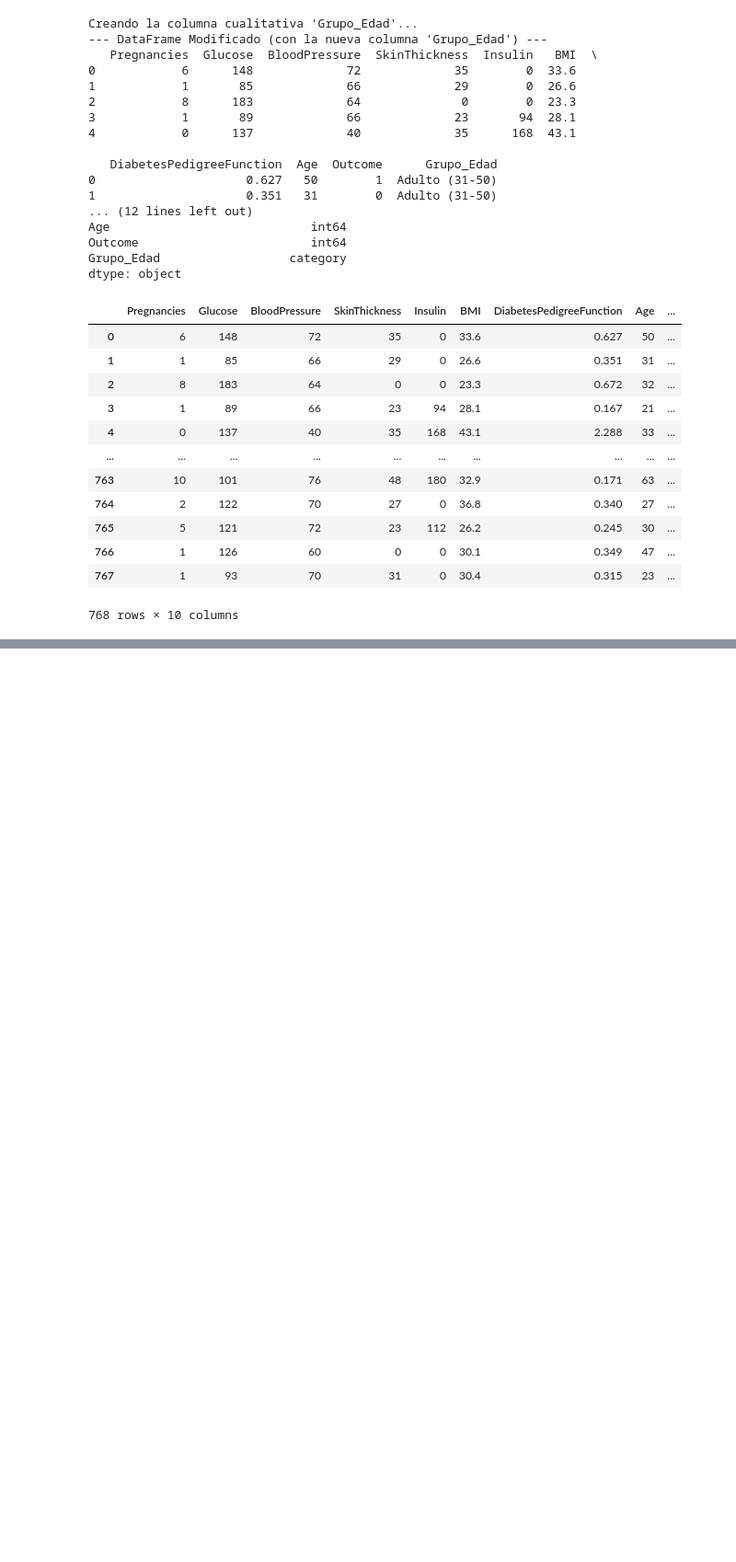
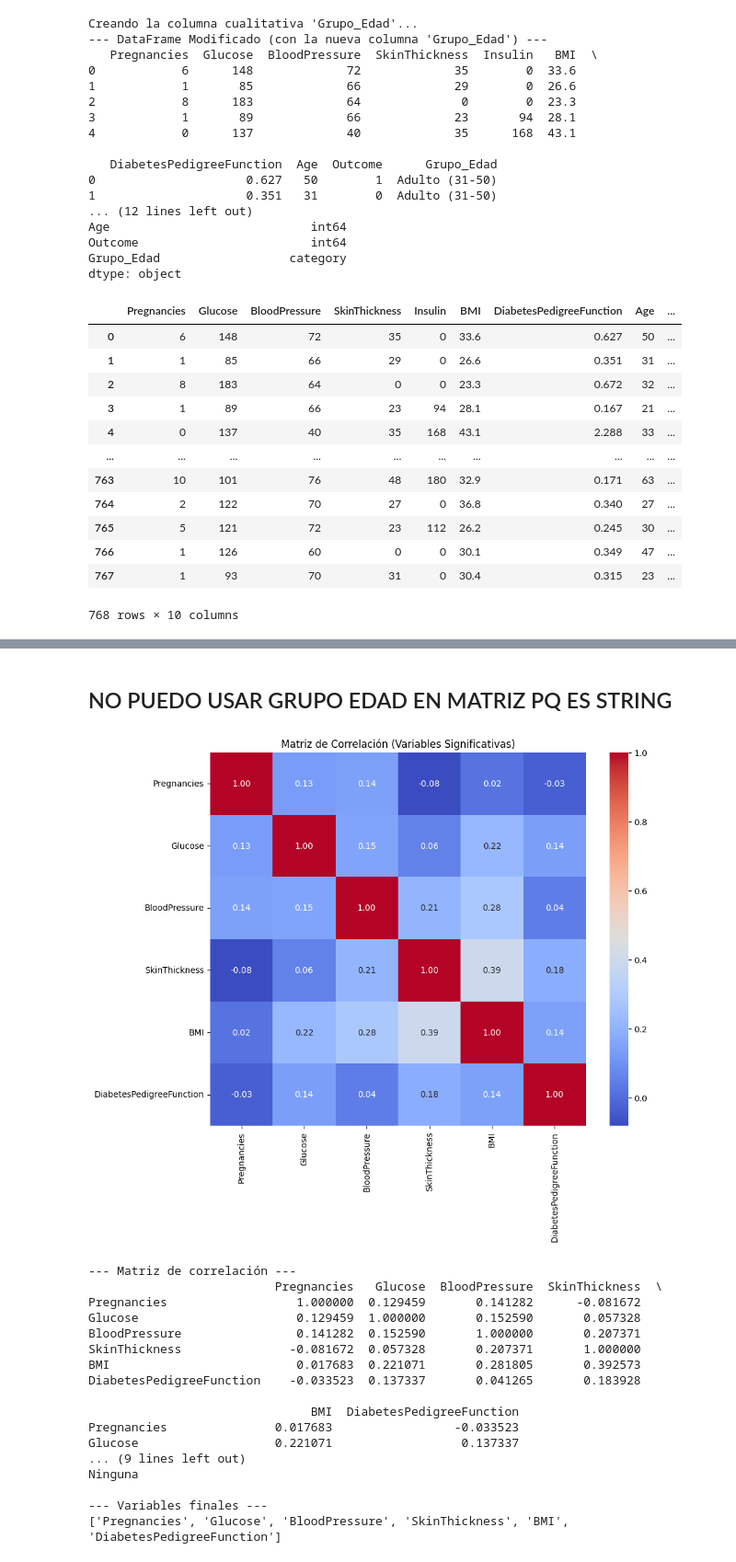
Before and after one commit to JeroXx11/Proyecto-3, a Jupyter notebook: Proyecto3.ipynb, the cells around one changed output, grey strips where cells are left out. Shown at 92% size. Drawn from its saved outputs; the diff is of its cells as text; code cells hidden in the pictures; blank space fills up the shorter version.

```diff
--- a/Proyecto3.ipynb
+++ b/Proyecto3.ipynb
@@ -98,0 +300,28 @@ for var in df_quant.columns:
+# %% [markdown]
+## NO PUEDO USAR GRUPO EDAD EN MATRIZ PQ ES STRING ##
+# %%
+variables_significativas = ["Pregnancies", "Glucose", "BloodPressure", "SkinThickness", "BMI", "DiabetesPedigreeFunction"]
+res = analizar_multicolinealidad(df_csv, variables_significativas)
+
+for k, v in res.items():
+    print("\n---", k, "---")
+    print(v)
+# %% [output]
+[figure, added]
+--- Matriz de correlación ---
+                          Pregnancies   Glucose  BloodPressure  SkinThickness  \
+Pregnancies                  1.000000  0.129459       0.141282      -0.081672
+Glucose                      0.129459  1.000000       0.152590       0.057328
+BloodPressure                0.141282  0.152590       1.000000       0.207371
+SkinThickness               -0.081672  0.057328       0.207371       1.000000
+BMI                          0.017683  0.221071       0.281805       0.392573
+DiabetesPedigreeFunction    -0.033523  0.137337       0.041265       0.183928
+
+                               BMI  DiabetesPedigreeFunction
+Pregnancies               0.017683                 -0.033523
+Glucose                   0.221071                  0.137337
+... (9 lines left out)
+Ninguna
+
+--- Variables finales ---
+['Pregnancies', 'Glucose', 'BloodPressure', 'SkinThickness', 'BMI', 'DiabetesPedigreeFunction']
```
Also changed, not shown: parts of 11 cells of this notebook.
